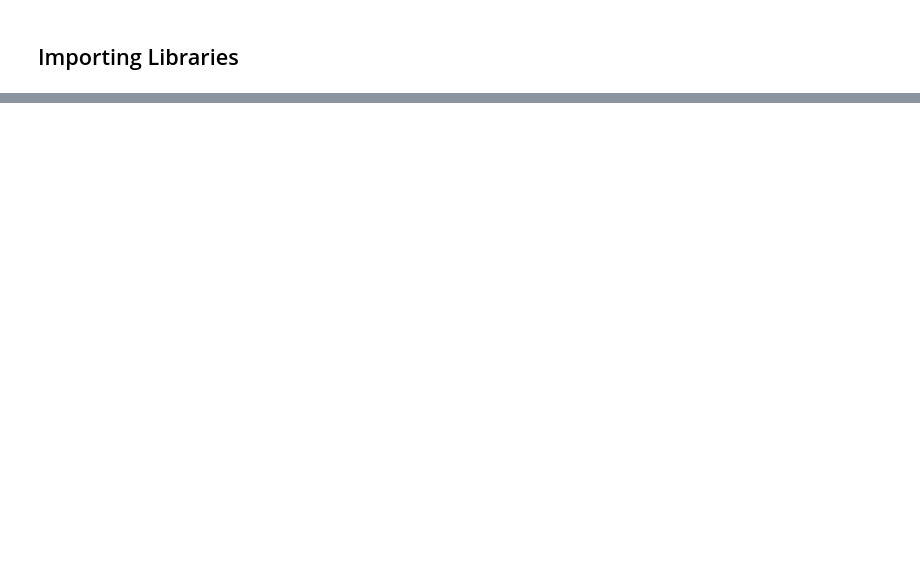
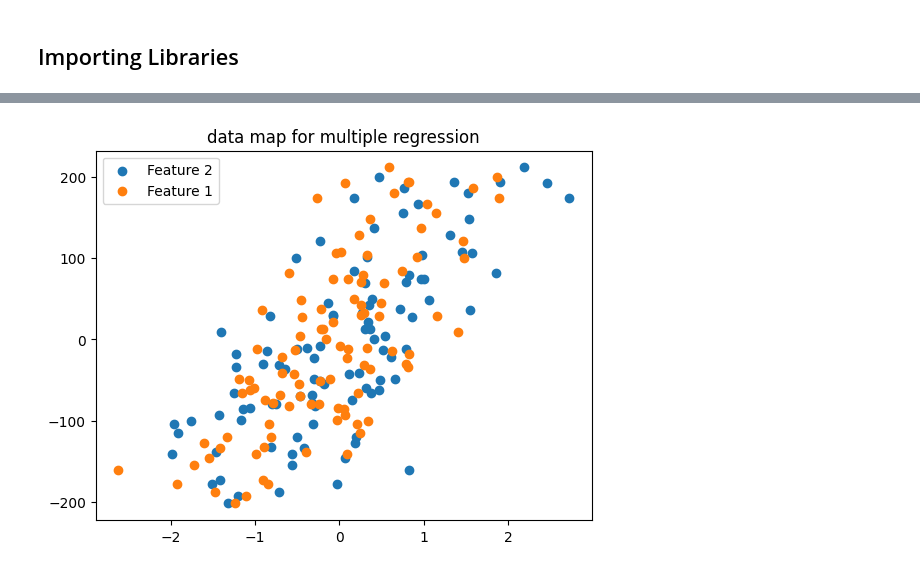
Before and after one commit to adimail/notebooks, a Jupyter notebook: regression.ipynb, the cells around one changed output, grey strips where cells are left out. Drawn from its saved outputs; the diff is of its cells as text; code cells hidden in the pictures; blank space fills up the shorter version.

```diff
--- a/regression.ipynb
+++ b/regression.ipynb
@@ -104,0 +59,8 @@ df.sample(10)
+# %%
+plt.scatter(feature2, target, label='Feature 2')
+plt.scatter(feature1, target, label='Feature 1')
+plt.title("data map for multiple regression")
+plt.legend()
+plt.show()
+# %% [output]
+[figure, added]
```
Also changed, not shown: parts of 11 cells of this notebook.
